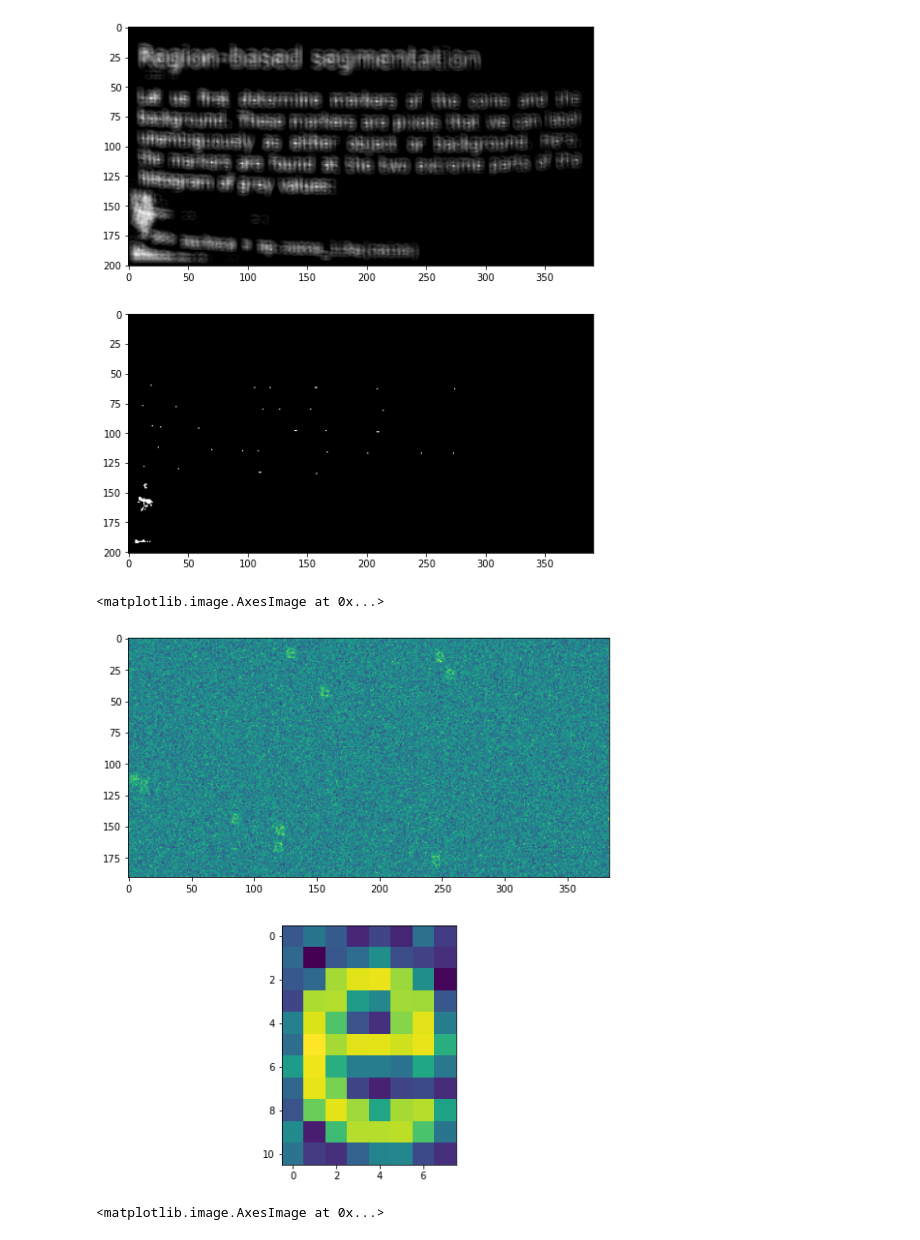
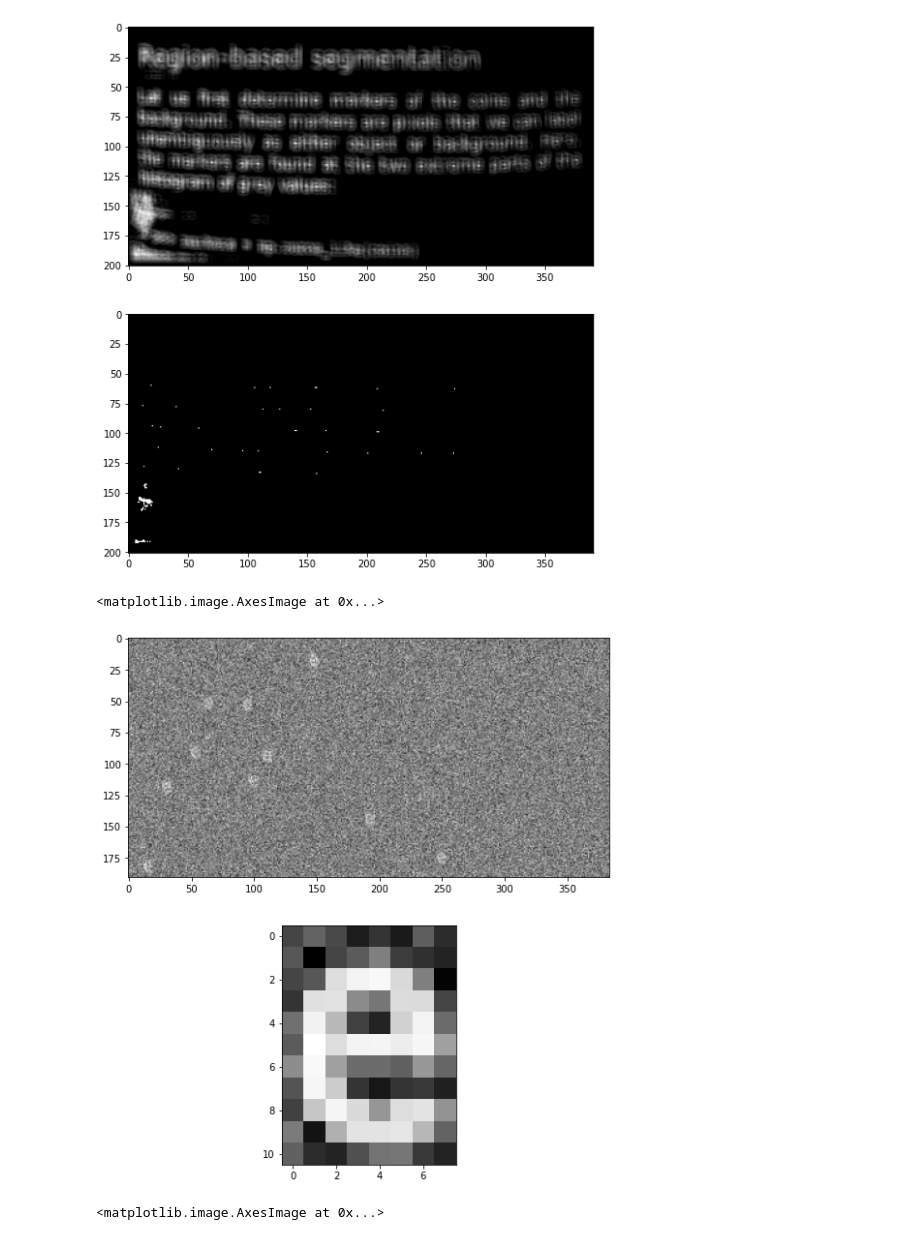
Before and after one commit to stanislav215/computer_vision, a Jupyter notebook: lab5/5. Konvolúcia .ipynb, the cells around one changed output. Cells and saved outputs as stored; diff of their text form; code cells hidden in the pictures.

```diff
--- a/lab5/5. Konvolúcia .ipynb
+++ b/lab5/5. Konvolúcia .ipynb
@@ -179,25 +179,25 @@ plt.imshow(out>0.8*np.max(out),cmap="gray")
 # %%
 img_with_text = exposure.equalize_hist(data.page())
 plt.figure(figsize=(15,10))
 plt.subplot(211)
 kernel  = 255 -transform.rotate(img_with_text[104:115, 63:71],180)*255
 img_with_text =np.ones(shape=img_with_text.shape)*150
 random_positions = np.random.rand(10,2)
 random_positions[:,0] = random_positions[:,0]* (img_with_text.shape[0] -kernel.shape[0])
 random_positions[:,1] = random_positions[:,1]* (img_with_text.shape[1] -kernel.shape[1])
 random_positions = np.floor(random_positions).astype(np.uint8)
 for rand_pos in random_positions:
     img_with_text[rand_pos[0]:rand_pos[0]+kernel.shape[0],rand_pos[1]:rand_pos[1]+kernel.shape[1]] = transform.rotate(kernel,180)
 
 img_with_text= img_with_text+ np.random.randn(img_with_text.shape[0],img_with_text.shape[1])*50
 
-plt.imshow(img_with_text)
+plt.imshow(img_with_text,cmap="gray")
 
 plt.subplot(212)
-plt.imshow(transform.rotate(kernel,180))
+plt.imshow(transform.rotate(kernel,180),cmap="gray")
 # %% [output]
 <matplotlib.image.AxesImage at 0x...>
-[figure, old version]
+[figure, new version]
 # %%
 plt.figure(figsize=(15,10))
 plt.subplot(121)
```
Also changed, not shown: parts of 1 cell of this notebook.
